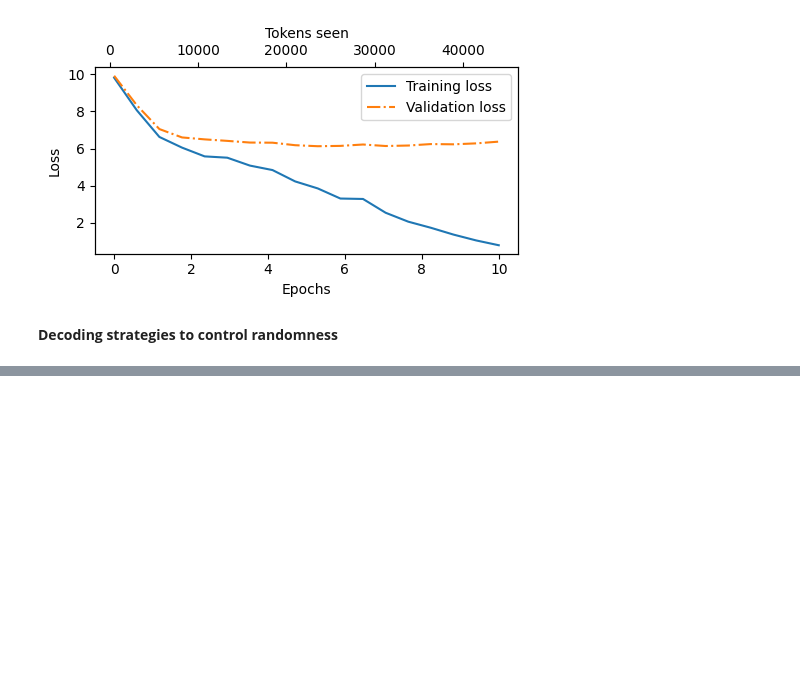
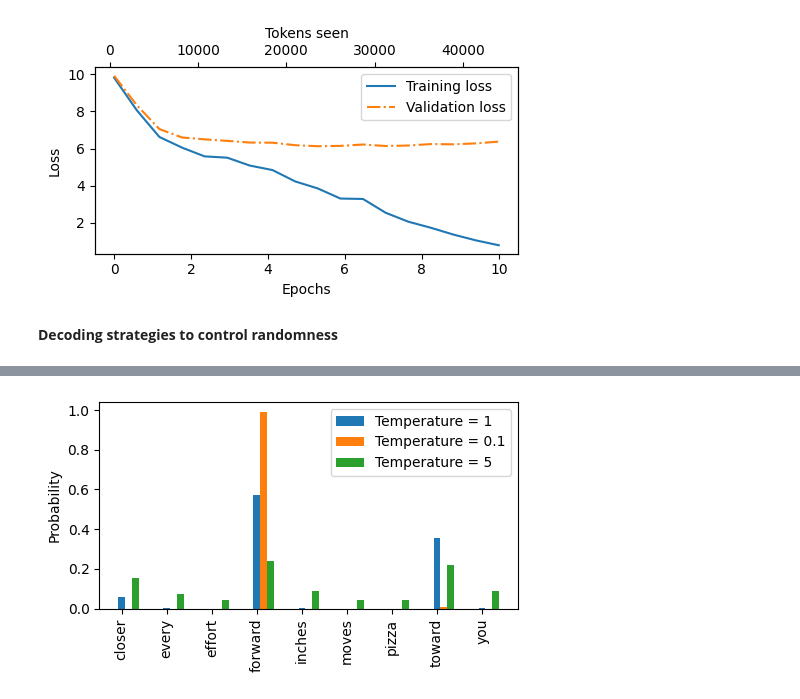
Before and after one commit to sromo1/lm-testbed, a Jupyter notebook: notebooks/ch5_pretraining.ipynb, the cells around one changed output, grey strips where cells are left out. Saved outputs shown, nothing was run; the diff lists cells and outputs as text; code cells hidden in the pictures; blank space fills up the shorter version.

```diff
--- a/notebooks/ch5_pretraining.ipynb
+++ b/notebooks/ch5_pretraining.ipynb
@@ -485,0 +525,13 @@ plot_losses(epochs_tensor, tokens_seen, train_losses, val_losses)
+# %%
+vocab = {
+"closer": 0,
+"every": 1,
+"effort": 2,
+"forward": 3,
+"inches": 4,
+"moves": 5,
+"pizza": 6,
+"toward": 7,
+"you": 8,
+}
+inverse_vocab = {v: k for k, v in vocab.items()}
@@ -485,0 +546,6 @@ plot_losses(epochs_tensor, tokens_seen, train_losses, val_losses)
+# %%
+next_token_logits = torch.tensor([4.51, 0.89, -1.90, 6.75, 1.63, -1.62, -1.89, 6.28, 1.79])
+#                                 every effort moves you
+probas = torch.softmax(next_token_logits, dim=0)
+next_token_id = torch.multinomial(probas, num_samples=1).item()         # Sample tokens proportional to their probability score
+print(inverse_vocab[next_token_id])
@@ -485,0 +573,26 @@ plot_losses(epochs_tensor, tokens_seen, train_losses, val_losses)
+# %%
+# Temperature scaling divides the logits by the temperature value
+# Temperature > 1 --> more uniformly distributed token probabilities
+# Temperature < 1 --> more confident (sharper, peaky) distributions
+
+# Temperature = 1 is equivalent to NOT using temperature scaling
+
+def softmax_with_temperature(logits, temperature):
+    scaled_logits = logits / temperature
+    return torch.softmax(scaled_logits, dim=0)
+# %%
+temperatures = [1, 0.1, 5]
+scaled_probas = [softmax_with_temperature(next_token_logits, T) for T in temperatures]
+x = torch.arange(len(vocab))
+bar_width = 0.15
+fig, ax = plt.subplots(figsize=(5, 3))
+for i, T in enumerate(temperatures):
+    rects = ax.bar(x + i * bar_width, scaled_probas[i], bar_width, label=f'Temperature = {T}')
+ax.set_ylabel('Probability')
+ax.set_xticks(x)
+ax.set_xticklabels(vocab.keys(), rotation=90)
+ax.legend()
+plt.tight_layout()
+plt.show()
+# %% [output]
+[figure, added]
```
Also changed, not shown: parts of 21 cells of this notebook, 10 other files.
